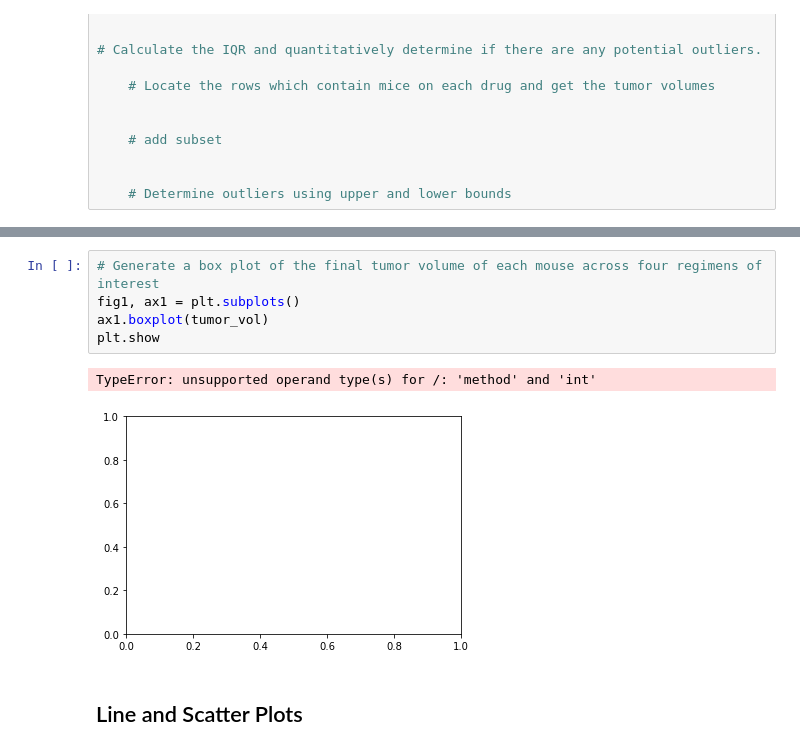
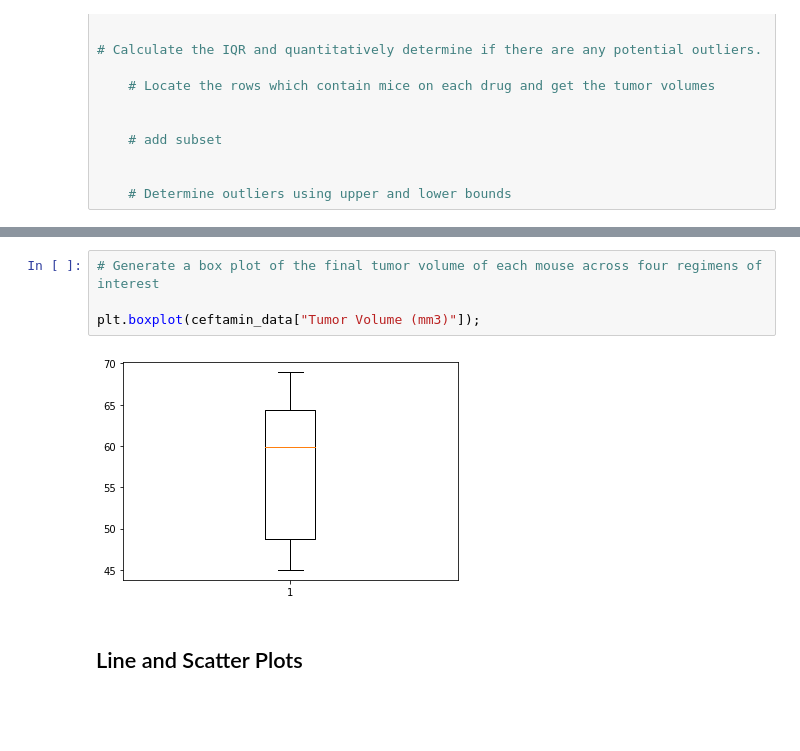
Before and after one commit to LP-116/matplotlib-challenge, a Jupyter notebook: pymaceuticals_starter.ipynb, the cells around one changed output, grey strips where cells are left out. Drawn from its saved outputs; the diff is of its cells as text; blank space fills up the shorter version.

```diff
--- a/pymaceuticals_starter.ipynb
+++ b/pymaceuticals_starter.ipynb
@@ -429,11 +404,9 @@ Values above 87.66645829999999 could be outliers.
 # %%
 # Generate a box plot of the final tumor volume of each mouse across four regimens of interest
-fig1, ax1 = plt.subplots()
-ax1.boxplot(tumor_vol)
-plt.show
+
+plt.boxplot(ceftamin_data["Tumor Volume (mm3)"]);
 # %% [output]
-TypeError: unsupported operand type(s) for /: 'method' and 'int'
-[figure, old version]
+[figure, new version]
 # %% [markdown]
 ## Line and Scatter Plots
 # %%
```
Also changed, not shown: parts of 5 cells of this notebook.
